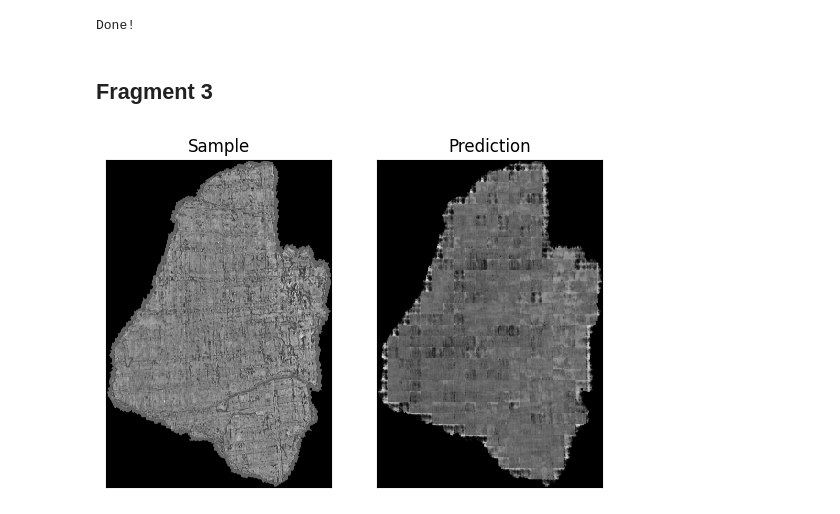
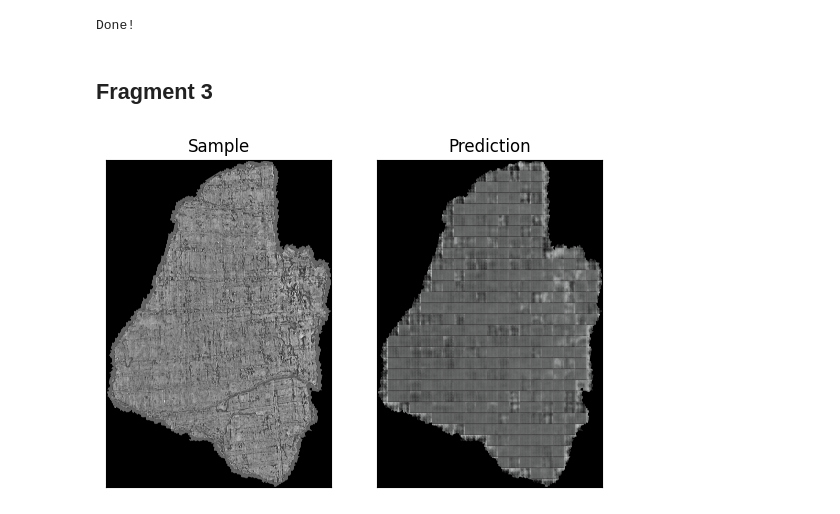
Before and after one commit to traviskaufman/pytorch-CycleGAN-and-pix2pix, a Jupyter notebook: pix2pix.ipynb, the cells around one changed output. Cells and saved outputs as stored; diff of their text form; code cells hidden in the pictures.

```diff
--- a/pix2pix.ipynb
+++ b/pix2pix.ipynb
@@ -153,9 +161,9 @@ Model: ../build/denoiser_1685590830/denoiser_model.onnx
 # %%
 import matplotlib.pyplot as plt
 
-fig, axs = plt.subplots(3, 3)
+SAMPLES = [2108, 2109, 2110, 2112, 2115]
 
-SAMPLES = [2108, 2110, 2115]
+fig, axs = plt.subplots(len(SAMPLES), 3)
 
 for j, s in enumerate(SAMPLES):
     for i, fname in enumerate([f'{s}_real_A.png', f'{s}_fake_B.png', f'{s}_real_B.png']):
@@ -201,7 +209,7 @@ from torch.utils.data import DataLoader
 from PIL import Image
 from pathlib import Path
 
-DENOISER_MODEL = Path('../build/denoiser_1685590830/denoiser_model.onnx')
+DENOISER_MODEL = Path('../build/denoiser_1685655683/denoiser_model.onnx')
 
 def show(imgs):
     if not isinstance(imgs, list):
@@ -221,31 +229,31 @@ for fragment_id, fragment_dir in [('3', FRAGMENTS_DIR / '3')]:
     sample_img = Image.open(fragment_dir / f'surface_volume/{SV}.tif')
 
     pred_out_dir = PREDICTIONS_BASE_DIR
     pred_out_dir.mkdir(parents=True, exist_ok=True)
     pred_img = pred_out_dir / 'pred.png'
     pred_image_paths[fragment_id] = pred_img
     # NOTE: A bit hacky using the mask to compute size.
     with Image.open(fragment_dir / 'mask.png') as mask:
         size = mask.size
     with ImagePrinter(pred_img, size=size, channels=3) as pred_writer:
         for samples, _, regions, masks in tqdm(DataLoader(ds, batch_size=1, shuffle=False)):
             for sample, region, mask in zip(torch.unbind(samples), torch.unbind(regions), torch.unbind(masks)):
                 with torch.no_grad():
                     pred = model(sample)
                 region = tuple(region.numpy())
                 pred = padding.unpad(
                     pred.squeeze(),
                     region,
                     REGION_SIZE)
                 pred = (pred * mask.numpy() * 255).astype(np.uint8)
                 pred_writer.write(region, pred)
 
     pred_final = Image.open(pred_img)
     grid = [
         ('Sample', sample_img),
         ('Prediction', pred_final),
     ]
     show(grid)
 # %% [output]
 ## Fragment 3
-[figure, old version]
+[figure, new version]
```
Also changed, not shown: parts of 7 cells of this notebook, 1 other file.
